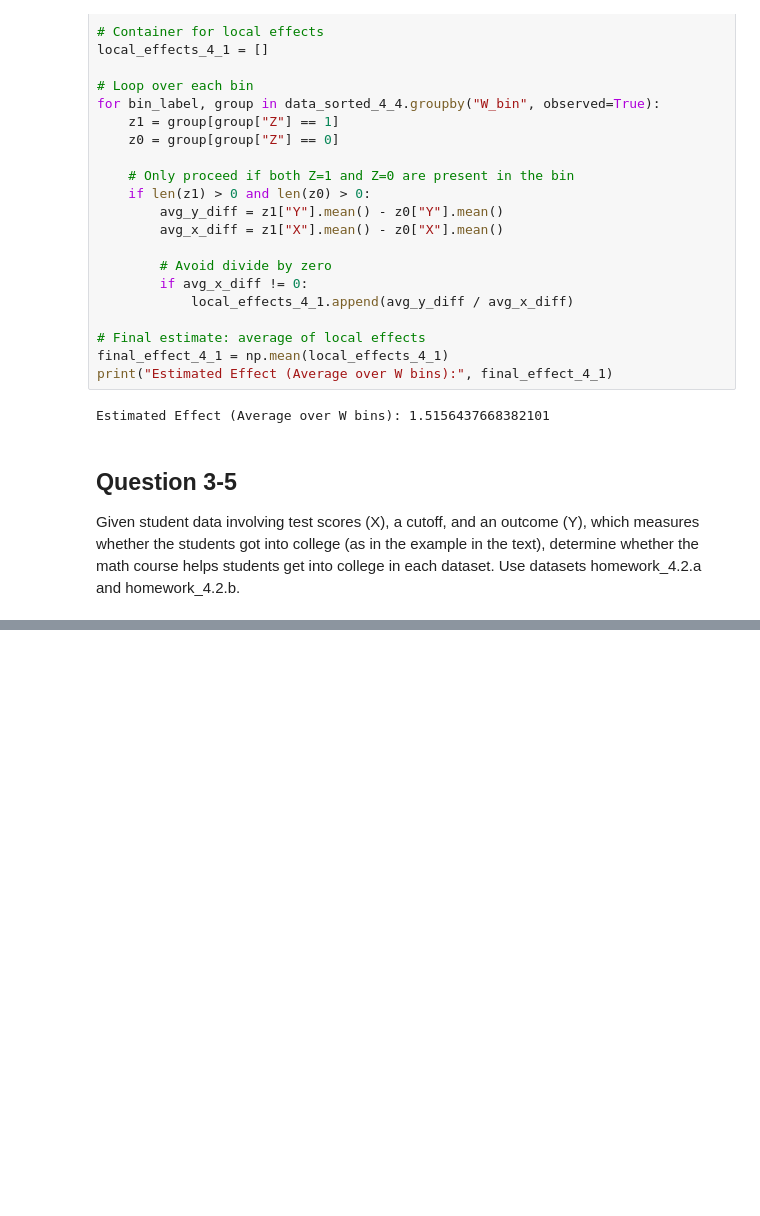
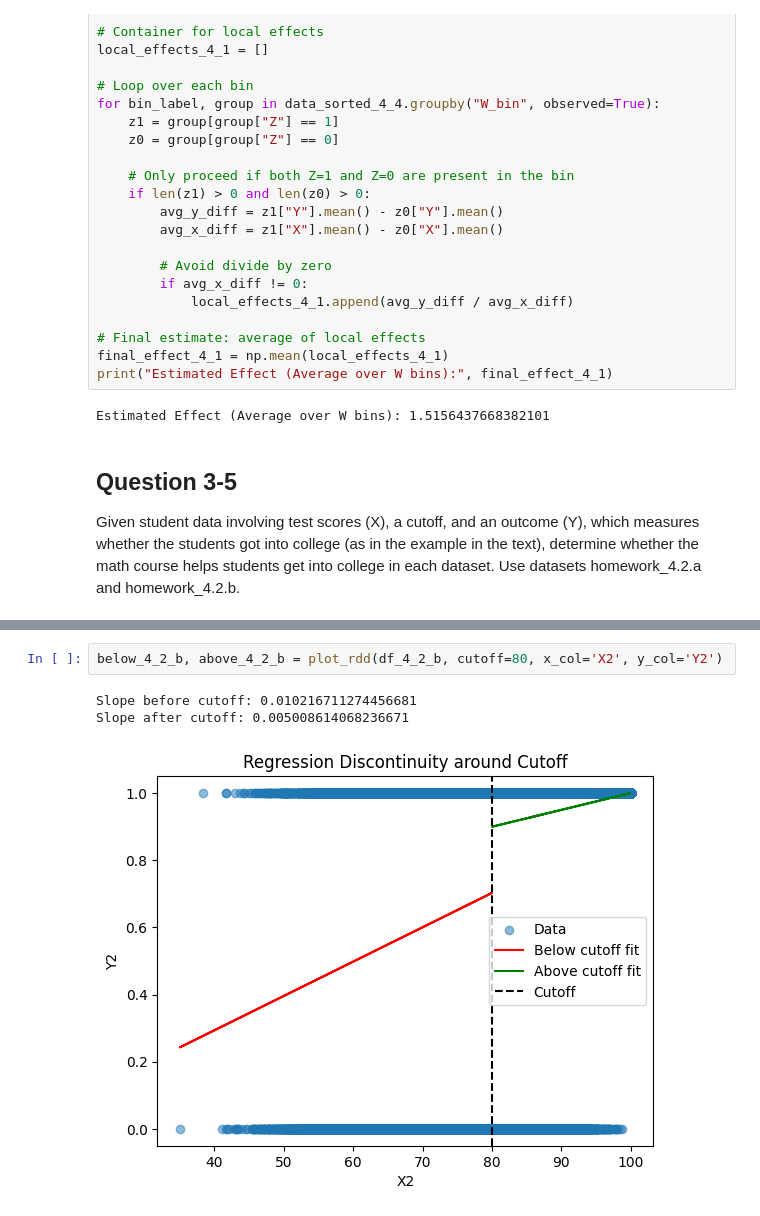
Before and after one commit to DaveD-BU/2025-summer-mod-6-DX702, a Jupyter notebook: HW4.ipynb, the cells around one changed output, grey strips where cells are left out. Saved outputs shown, nothing was run; the diff lists cells and outputs as text; blank space fills up the shorter version.

```diff
--- a/HW4.ipynb
+++ b/HW4.ipynb
@@ -62,0 +144,6 @@ df_4_2 = pd.read_csv('homework_4.2.b.csv')
+# %%
+below_4_2_b, above_4_2_b = plot_rdd(df_4_2_b, cutoff=80, x_col='X2', y_col='Y2')
+# %% [output]
+Slope before cutoff: 0.010216711274456681
+Slope after cutoff: 0.005008614068236671
+[figure, added]
```
Also changed, not shown: parts of 6 cells of this notebook, 2 other files.
